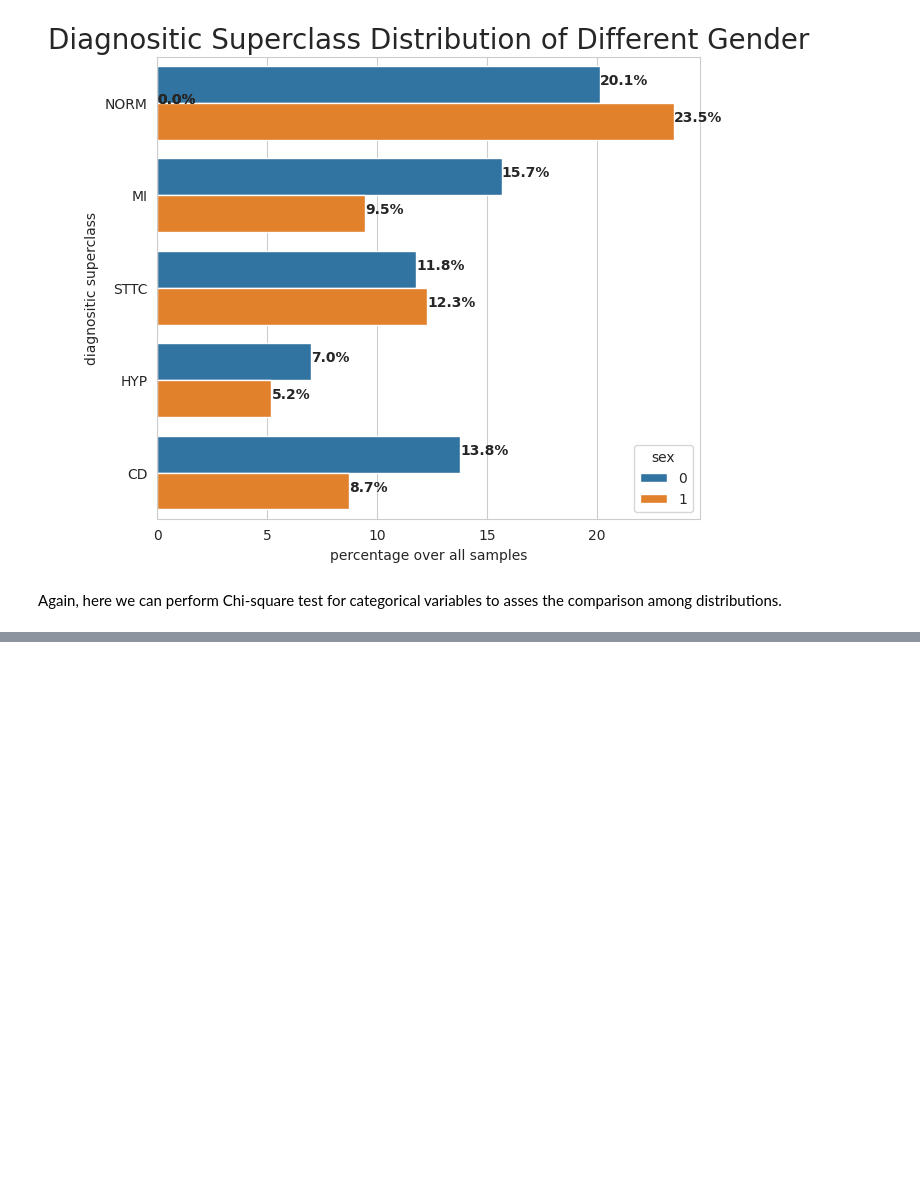
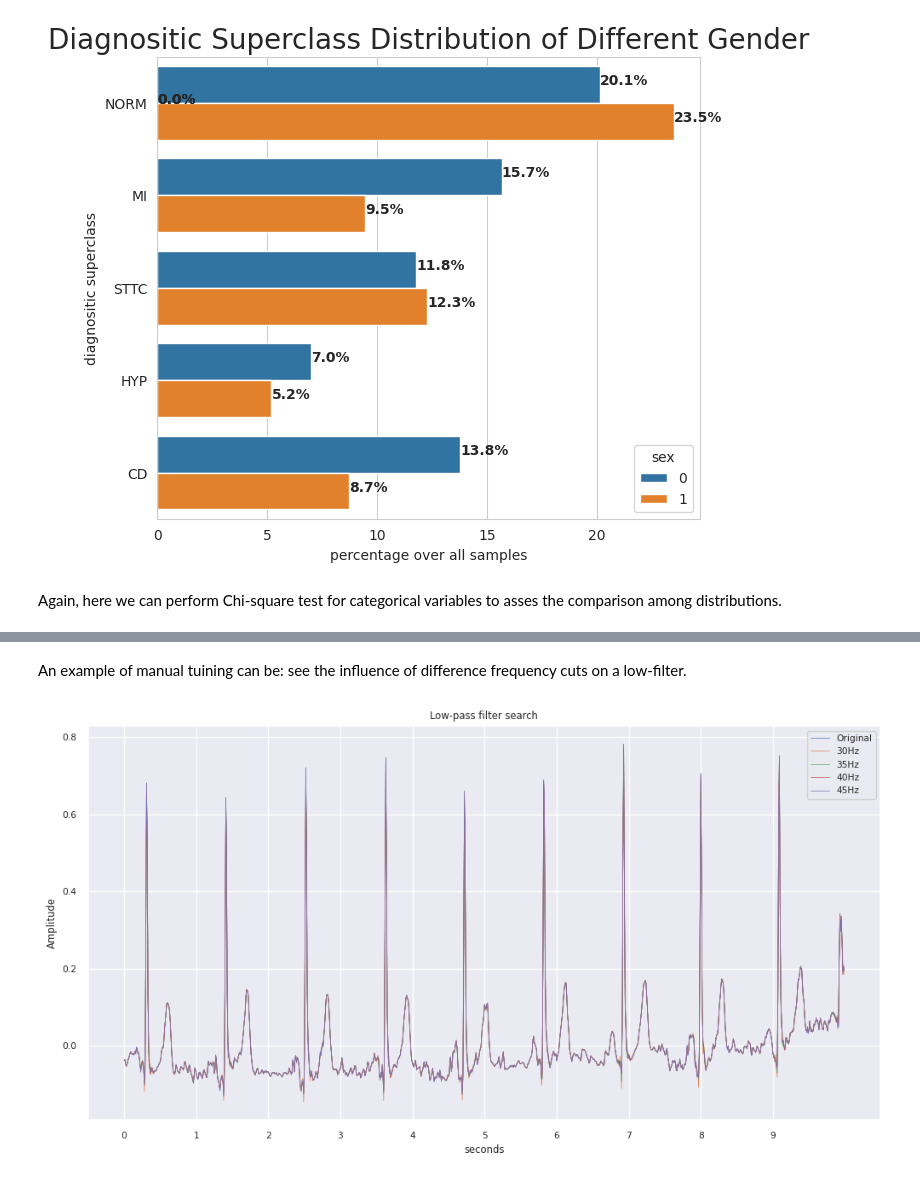
Before and after one commit to mdell-temp/Idoven-DS-Machine-Learning, a Jupyter notebook: src/assignment.ipynb, the cells around one changed output, grey strips where cells are left out. Cells and saved outputs as stored; diff of their text form; code cells hidden in the pictures; blank space fills up the shorter version.

```diff
--- a/src/assignment.ipynb
+++ b/src/assignment.ipynb
@@ -492,0 +637,19 @@ Again, here we can perform Chi-square test for categorical variables to asses th
+# %% [markdown]
+An example of manual tuining can be: see the influence of difference frequency cuts on a low-filter.
+# %%
+lowpass_ecgs = []
+cutoffs = []
+for lowcut in range(30, 50, 5):
+    lowpass_ecg = crfilters.smooth_signal_lowpass(ecg_signal=original_signal,
+                                            sample_rate=100,
+                                            order_filter=5,
+                                            cut=lowcut)
+    lowpass_ecgs.append(lowpass_ecg)
+    cutoffs.append(f"{lowcut}Hz")
+
+crplt.plot_filtered_signals(ecg_signal=original_signal,
+                           smoothed_ecgs=lowpass_ecgs,
+                           labels=cutoffs,
+                           title="Low-pass filter search")
+# %% [output]
+[figure, added]
```
Also changed, not shown: parts of 39 cells of this notebook.
